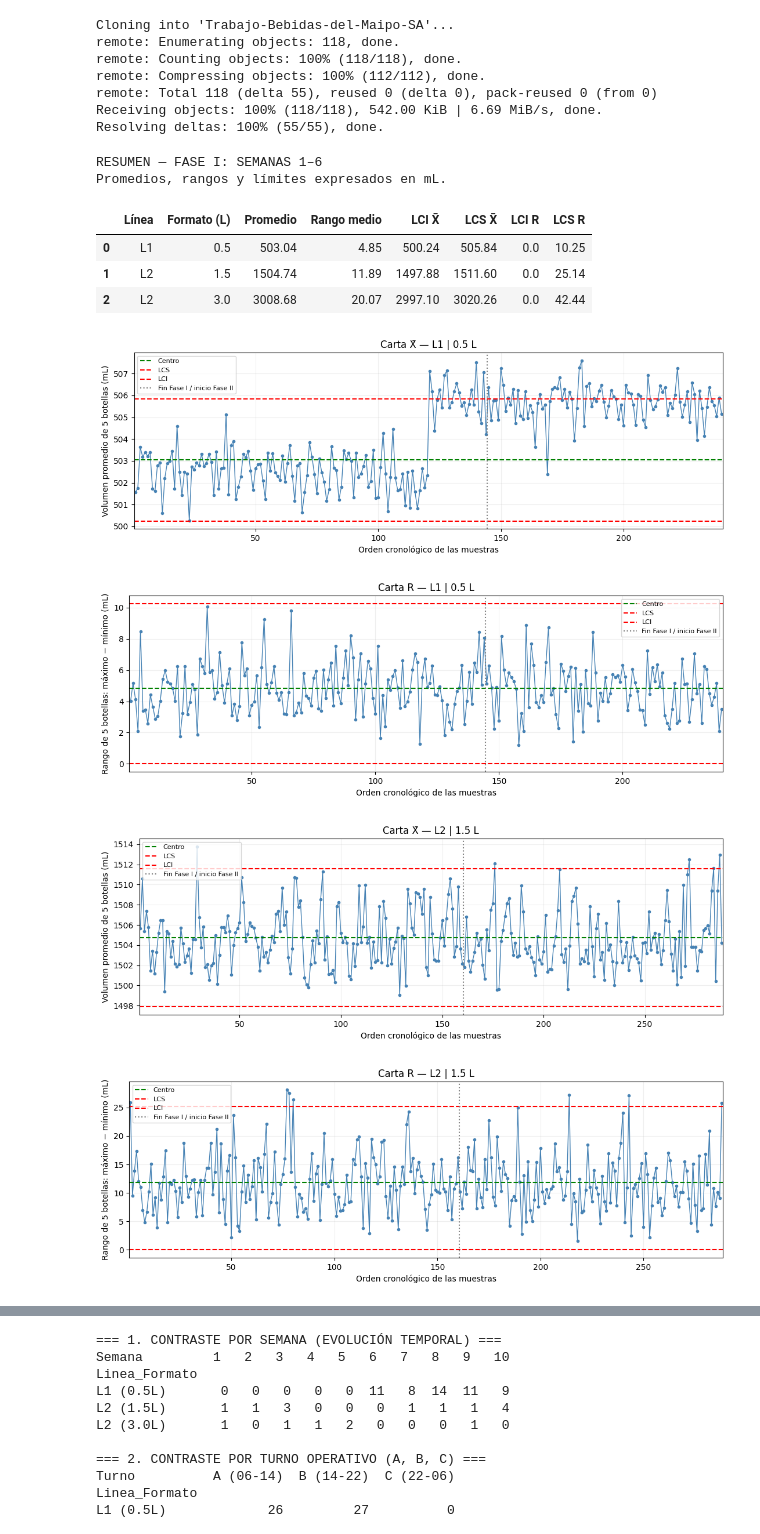
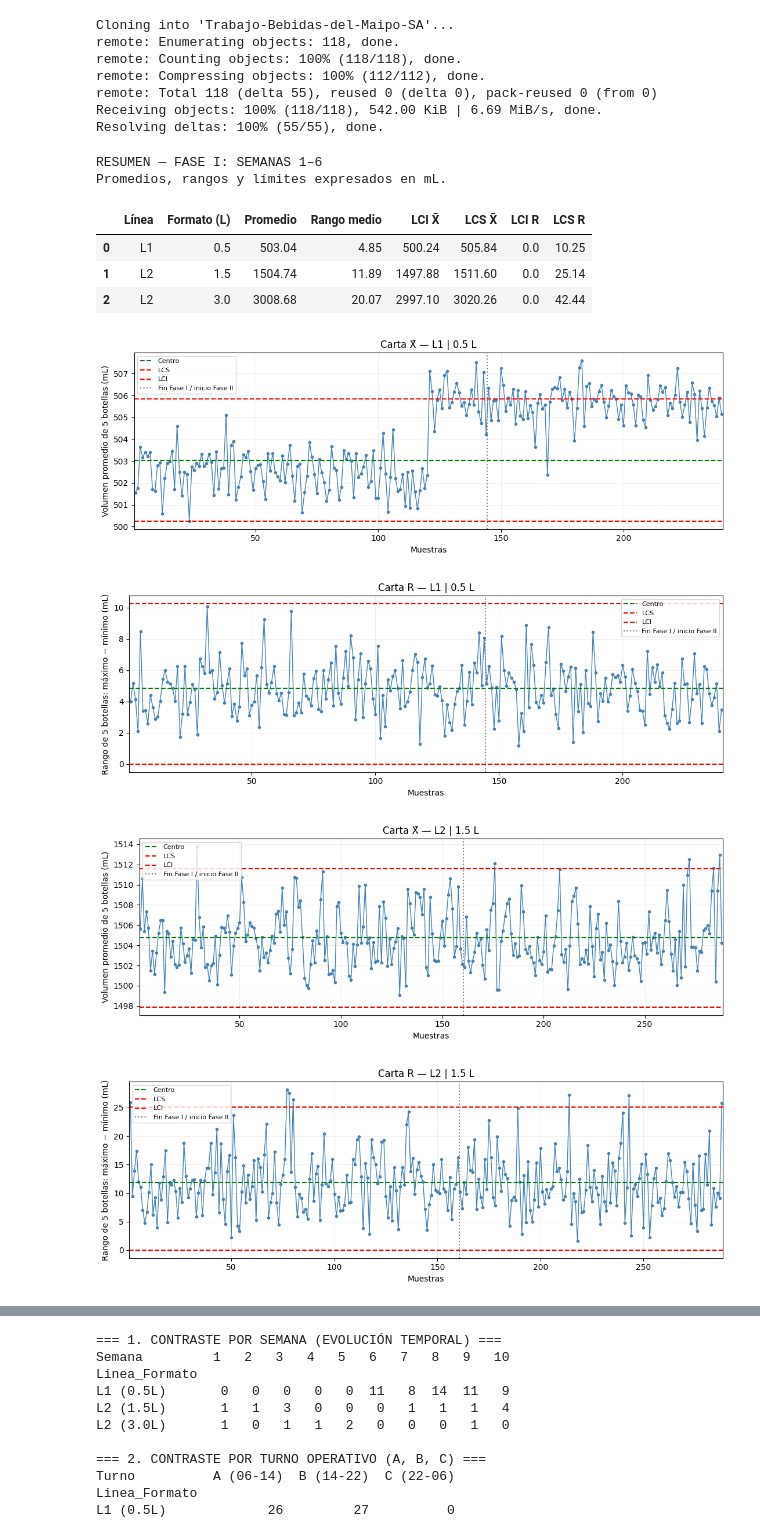
Before and after one commit to tipismaca/Trabajo-Bebidas-del-Maipo-SA, a Jupyter notebook: CasodeEstudio.ipynb, the cells around one changed output, grey strips where cells are left out. Drawn from its saved outputs; the diff is of its cells as text; code cells hidden in the pictures.

```diff
--- a/CasodeEstudio.ipynb
+++ b/CasodeEstudio.ipynb
@@ -122,7 +122,7 @@ for (linea, formato), datos in subgrupos.groupby(['linea', 'formato_L']):
     )
 
     plt.title(f'Carta X̄ — {linea} | {formato} L')
-    plt.xlabel('Orden cronológico de las muestras')
+    plt.xlabel('Muestras')
     plt.ylabel('Volumen promedio de 5 botellas (mL)')
     plt.xlim(0.5, len(datos) + 0.5)
     plt.legend(fontsize=8, loc='best')
@@ -135,35 +135,35 @@ for (linea, formato), datos in subgrupos.groupby(['linea', 'formato_L']):
     plt.figure(figsize=(11, 4))
 
     plt.plot(
         muestras, datos['R'],
         'o-', color='steelblue', markersize=3, linewidth=1
     )
 
     plt.axhline(lim['R_b'], color='green', linestyle='--', label='Centro')
     plt.axhline(lim['UCL_R'], color='red', linestyle='--', label='LCS')
     plt.axhline(lim['LCL_R'], color='red', linestyle='--', label='LCI')
 
     plt.axvline(
         corte, color='gray', linestyle=':',
         label='Fin Fase I / inicio Fase II'
     )
 
     plt.title(f'Carta R — {linea} | {formato} L')
-    plt.xlabel('Orden cronológico de las muestras')
+    plt.xlabel('Muestras')
     plt.ylabel('Rango de 5 botellas: máximo − mínimo (mL)')
     plt.xlim(0.5, len(datos) + 0.5)
     plt.legend(fontsize=8, loc='best')
     plt.grid(alpha=0.2)
     plt.tight_layout()
     plt.show()
 # %% [output]
 RESUMEN — FASE I: SEMANAS 1–6
 Promedios, rangos y límites expresados en mL.
 |  | Línea | Formato (L) | Promedio | Rango medio | LCI X̄ | LCS X̄ | LCI R | LCS R |
 | 0 | L1 | 0.5 | 503.04 | 4.85 | 500.24 | 505.84 | 0.0 | 10.25 |
 | 1 | L2 | 1.5 | 1504.74 | 11.89 | 1497.88 | 1511.60 | 0.0 | 25.14 |
 | 2 | L2 | 3.0 | 3008.68 | 20.07 | 2997.10 | 3020.26 | 0.0 | 42.44 |
-[figure, old version]
+[figure, new version]
-[figure, old version]
+[figure, new version]
-[figure, old version]
+[figure, new version]
-[figure, old version]
+[figure, new version]
```
Also changed, not shown: parts of 1 cell of this notebook.
